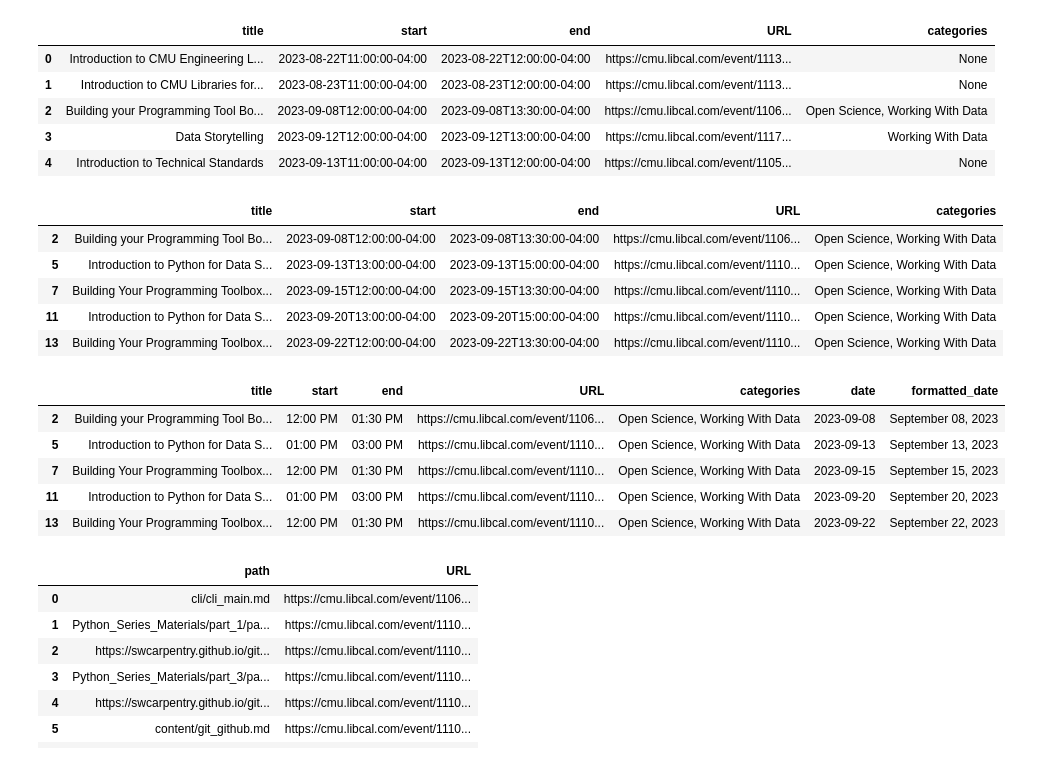
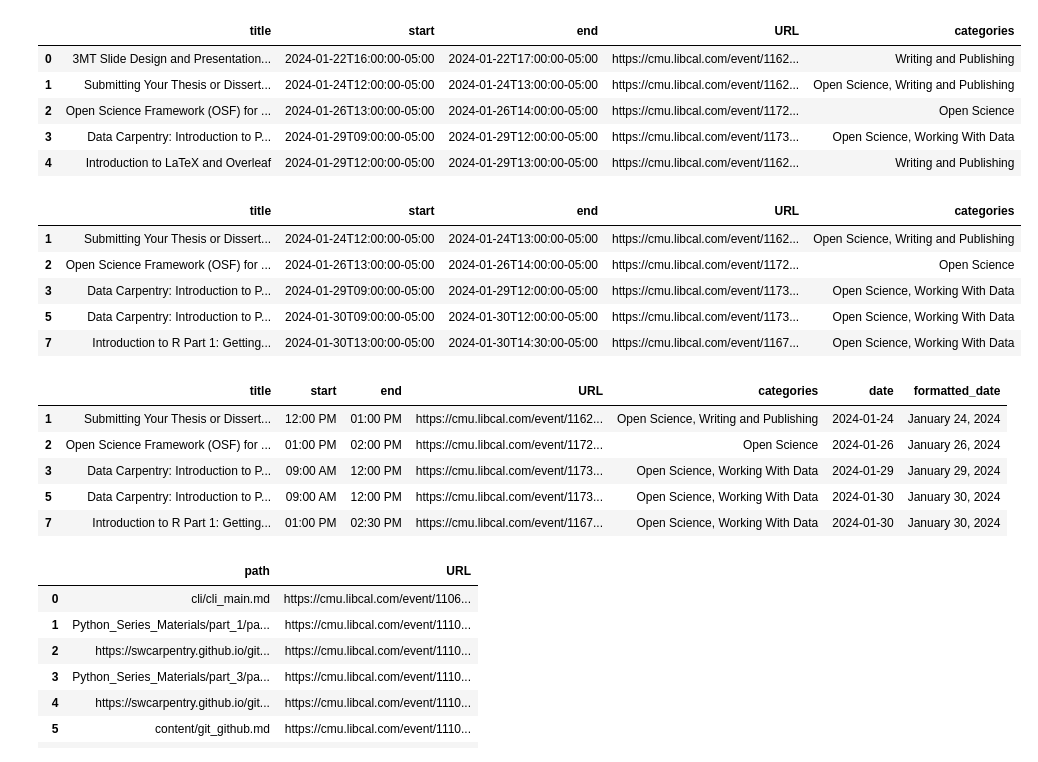
Before and after one commit to cmu-lib/portfolio_workshop, a Jupyter notebook: libcal_xml.ipynb, the cells around one changed output. Drawn from its saved outputs; the diff is of its cells as text; code cells hidden in the pictures.

```diff
--- a/libcal_xml.ipynb
+++ b/libcal_xml.ipynb
@@ -1,38 +1,38 @@
 # %%
 import xml.etree.ElementTree as ET
 import pandas as pd
 
-tree = ET.parse('calendar_9148_1693494159_2023-08-31.xml')
+tree = ET.parse('calendar_9148_1704824475_2024-01-09.xml')
 root = tree.getroot()
 
 data = []
 
 root_events = root.find('events')
 events_all = root_events.findall('event')
 
 for event in events_all:
     event_data = {}
     for tag in ['title', 'start', 'end', 'URL', 'categories']:
         event_tag = event.find(tag)
         if event_tag is not None:
             if tag == 'categories':
                 categories = [cats.text for cats in event_tag.findall('category')]
                 event_data[tag] = ', '.join(categories)
             else:
                 event_data[tag] = event_tag.text
         else:
             event_data[tag] = None
     data.append(event_data)
 
 df = pd.DataFrame(data)
 df.head()
 # %% [output]
 |  | title | start | end | URL | categories |
-| 0 | Introduction to CMU Engineering L... | 2023-08-22T11:00:00-04:00 | 2023-08-22T12:00:00-04:00 | https://cmu.libcal.com/event/1113... | None |
-| 1 | Introduction to CMU Libraries for... | 2023-08-23T11:00:00-04:00 | 2023-08-23T12:00:00-04:00 | https://cmu.libcal.com/event/1113... | None |
-| 2 | Building your Programming Tool Bo... | 2023-09-08T12:00:00-04:00 | 2023-09-08T13:30:00-04:00 | https://cmu.libcal.com/event/1106... | Open Science, Working With Data |
-| 3 | Data Storytelling | 2023-09-12T12:00:00-04:00 | 2023-09-12T13:00:00-04:00 | https://cmu.libcal.com/event/1117... | Working With Data |
-| 4 | Introduction to Technical Standards | 2023-09-13T11:00:00-04:00 | 2023-09-13T12:00:00-04:00 | https://cmu.libcal.com/event/1105... | None |
+| 0 | 3MT Slide Design and Presentation... | 2024-01-22T16:00:00-05:00 | 2024-01-22T17:00:00-05:00 | https://cmu.libcal.com/event/1162... | Writing and Publishing |
+| 1 | Submitting Your Thesis or Dissert... | 2024-01-24T12:00:00-05:00 | 2024-01-24T13:00:00-05:00 | https://cmu.libcal.com/event/1162... | Open Science, Writing and Publishing |
+| 2 | Open Science Framework (OSF) for ... | 2024-01-26T13:00:00-05:00 | 2024-01-26T14:00:00-05:00 | https://cmu.libcal.com/event/1172... | Open Science |
+| 3 | Data Carpentry: Introduction to P... | 2024-01-29T09:00:00-05:00 | 2024-01-29T12:00:00-05:00 | https://cmu.libcal.com/event/1173... | Open Science, Working With Data |
+| 4 | Introduction to LaTeX and Overleaf | 2024-01-29T12:00:00-05:00 | 2024-01-29T13:00:00-05:00 | https://cmu.libcal.com/event/1162... | Writing and Publishing |
 # %%
 df.dropna(inplace=True)
 # %%
@@ -40,11 +40,11 @@ filtered_rows = df[df['categories'].apply(lambda cats: all(cat in cats.split(',
 filtered_rows.head()
 # %% [output]
 |  | title | start | end | URL | categories |
-| 2 | Building your Programming Tool Bo... | 2023-09-08T12:00:00-04:00 | 2023-09-08T13:30:00-04:00 | https://cmu.libcal.com/event/1106... | Open Science, Working With Data |
-| 5 | Introduction to Python for Data S... | 2023-09-13T13:00:00-04:00 | 2023-09-13T15:00:00-04:00 | https://cmu.libcal.com/event/1110... | Open Science, Working With Data |
-| 7 | Building Your Programming Toolbox... | 2023-09-15T12:00:00-04:00 | 2023-09-15T13:30:00-04:00 | https://cmu.libcal.com/event/1110... | Open Science, Working With Data |
-| 11 | Introduction to Python for Data S... | 2023-09-20T13:00:00-04:00 | 2023-09-20T15:00:00-04:00 | https://cmu.libcal.com/event/1110... | Open Science, Working With Data |
-| 13 | Building Your Programming Toolbox... | 2023-09-22T12:00:00-04:00 | 2023-09-22T13:30:00-04:00 | https://cmu.libcal.com/event/1110... | Open Science, Working With Data |
+| 1 | Submitting Your Thesis or Dissert... | 2024-01-24T12:00:00-05:00 | 2024-01-24T13:00:00-05:00 | https://cmu.libcal.com/event/1162... | Open Science, Writing and Publishing |
+| 2 | Open Science Framework (OSF) for ... | 2024-01-26T13:00:00-05:00 | 2024-01-26T14:00:00-05:00 | https://cmu.libcal.com/event/1172... | Open Science |
+| 3 | Data Carpentry: Introduction to P... | 2024-01-29T09:00:00-05:00 | 2024-01-29T12:00:00-05:00 | https://cmu.libcal.com/event/1173... | Open Science, Working With Data |
+| 5 | Data Carpentry: Introduction to P... | 2024-01-30T09:00:00-05:00 | 2024-01-30T12:00:00-05:00 | https://cmu.libcal.com/event/1173... | Open Science, Working With Data |
+| 7 | Introduction to R Part 1: Getting... | 2024-01-30T13:00:00-05:00 | 2024-01-30T14:30:00-05:00 | https://cmu.libcal.com/event/1167... | Open Science, Working With Data |
 # %%
 workshops = filtered_rows.copy()
 # %%
@@ -55,11 +55,11 @@ workshops['end'] = pd.to_datetime(workshops['end'], format='%Y-%m-%d %H:%M:%S',
 workshops.head()
 # %% [output]
 |  | title | start | end | URL | categories | date | formatted_date |
-| 2 | Building your Programming Tool Bo... | 12:00 PM | 01:30 PM | https://cmu.libcal.com/event/1106... | Open Science, Working With Data | 2023-09-08 | September 08, 2023 |
-| 5 | Introduction to Python for Data S... | 01:00 PM | 03:00 PM | https://cmu.libcal.com/event/1110... | Open Science, Working With Data | 2023-09-13 | September 13, 2023 |
-| 7 | Building Your Programming Toolbox... | 12:00 PM | 01:30 PM | https://cmu.libcal.com/event/1110... | Open Science, Working With Data | 2023-09-15 | September 15, 2023 |
-| 11 | Introduction to Python for Data S... | 01:00 PM | 03:00 PM | https://cmu.libcal.com/event/1110... | Open Science, Working With Data | 2023-09-20 | September 20, 2023 |
-| 13 | Building Your Programming Toolbox... | 12:00 PM | 01:30 PM | https://cmu.libcal.com/event/1110... | Open Science, Working With Data | 2023-09-22 | September 22, 2023 |
+| 1 | Submitting Your Thesis or Dissert... | 12:00 PM | 01:00 PM | https://cmu.libcal.com/event/1162... | Open Science, Writing and Publishing | 2024-01-24 | January 24, 2024 |
+| 2 | Open Science Framework (OSF) for ... | 01:00 PM | 02:00 PM | https://cmu.libcal.com/event/1172... | Open Science | 2024-01-26 | January 26, 2024 |
+| 3 | Data Carpentry: Introduction to P... | 09:00 AM | 12:00 PM | https://cmu.libcal.com/event/1173... | Open Science, Working With Data | 2024-01-29 | January 29, 2024 |
+| 5 | Data Carpentry: Introduction to P... | 09:00 AM | 12:00 PM | https://cmu.libcal.com/event/1173... | Open Science, Working With Data | 2024-01-30 | January 30, 2024 |
+| 7 | Introduction to R Part 1: Getting... | 01:00 PM | 02:30 PM | https://cmu.libcal.com/event/1167... | Open Science, Working With Data | 2024-01-30 | January 30, 2024 |
 # %%
 workshops.to_csv('workshops.csv', index=False)
 # %%
```
Also changed, not shown: 2 other files.
